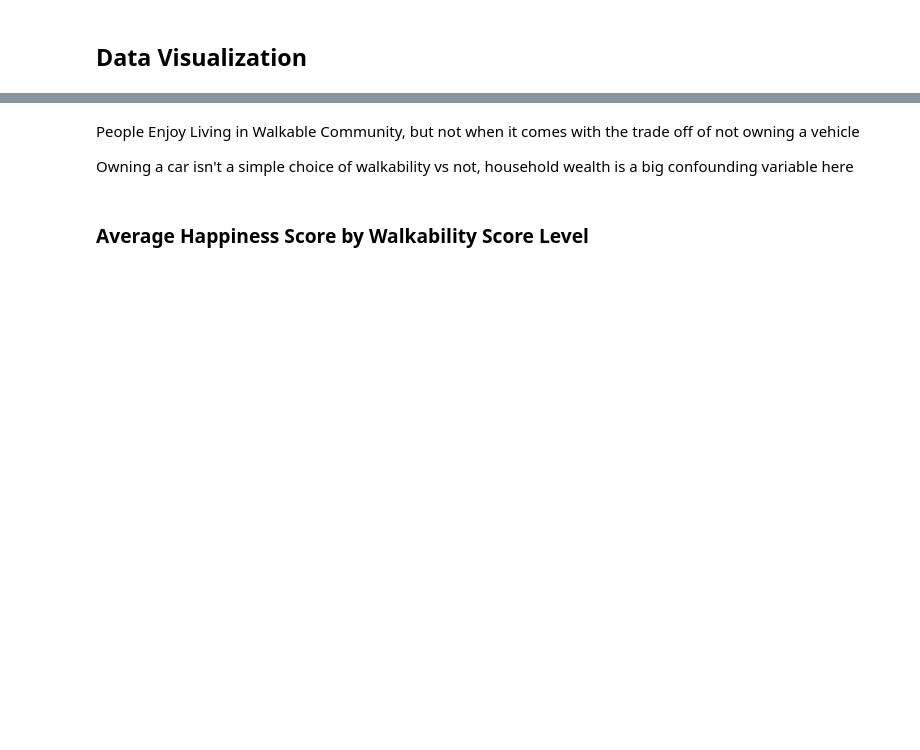
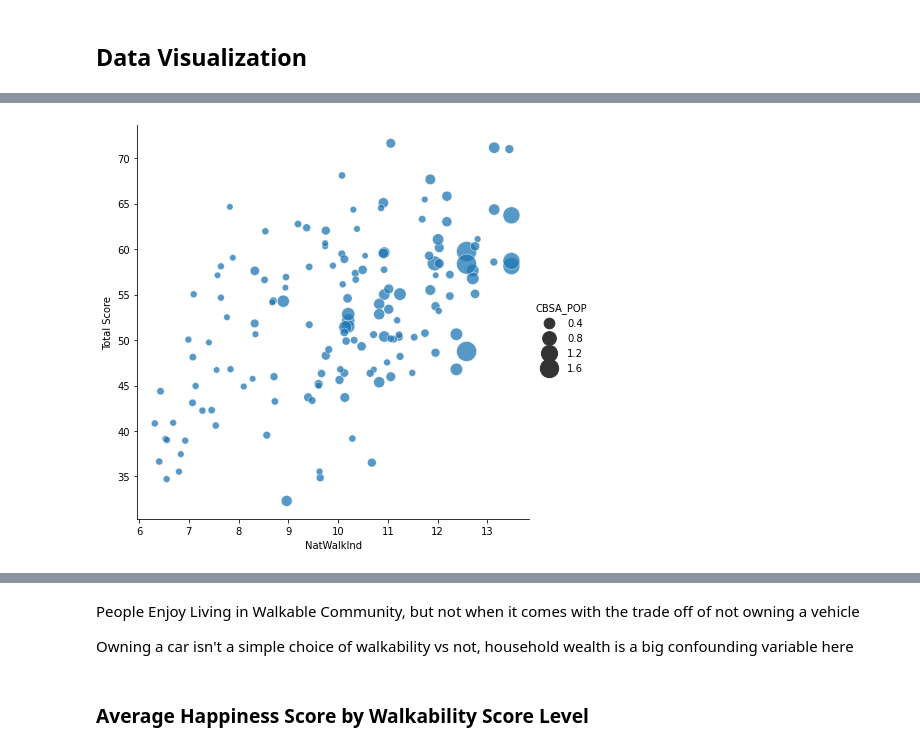
Before and after one commit to haleyej/330_final_project, a Jupyter notebook: process_data.ipynb, the cells around one changed output, grey strips where cells are left out. Cells and saved outputs as stored; diff of their text form; code cells hidden in the pictures; blank space fills up the shorter version.

```diff
--- a/process_data.ipynb
+++ b/process_data.ipynb
@@ -109,0 +267,9 @@ sns.scatterplot(x = 'NatWalkInd', y = 'Total Score', data = df)
+# %%
+g = sns.relplot(x = "NatWalkInd", y = "Total Score", size = "CBSA_POP",
+            sizes = (40, 400), alpha = 0.75, palette = "muted",
+            height = 6, data = df)
+
+# g.set(xlabel = 'National Walkability Index Score', ylabel = 'Happiness Score')
+# g.set_title("Scatterplot of Walkability vs Happiness Scores")
+# %% [output]
+[figure, added]
```
Also changed, not shown: parts of 36 cells of this notebook, 1 other file.
